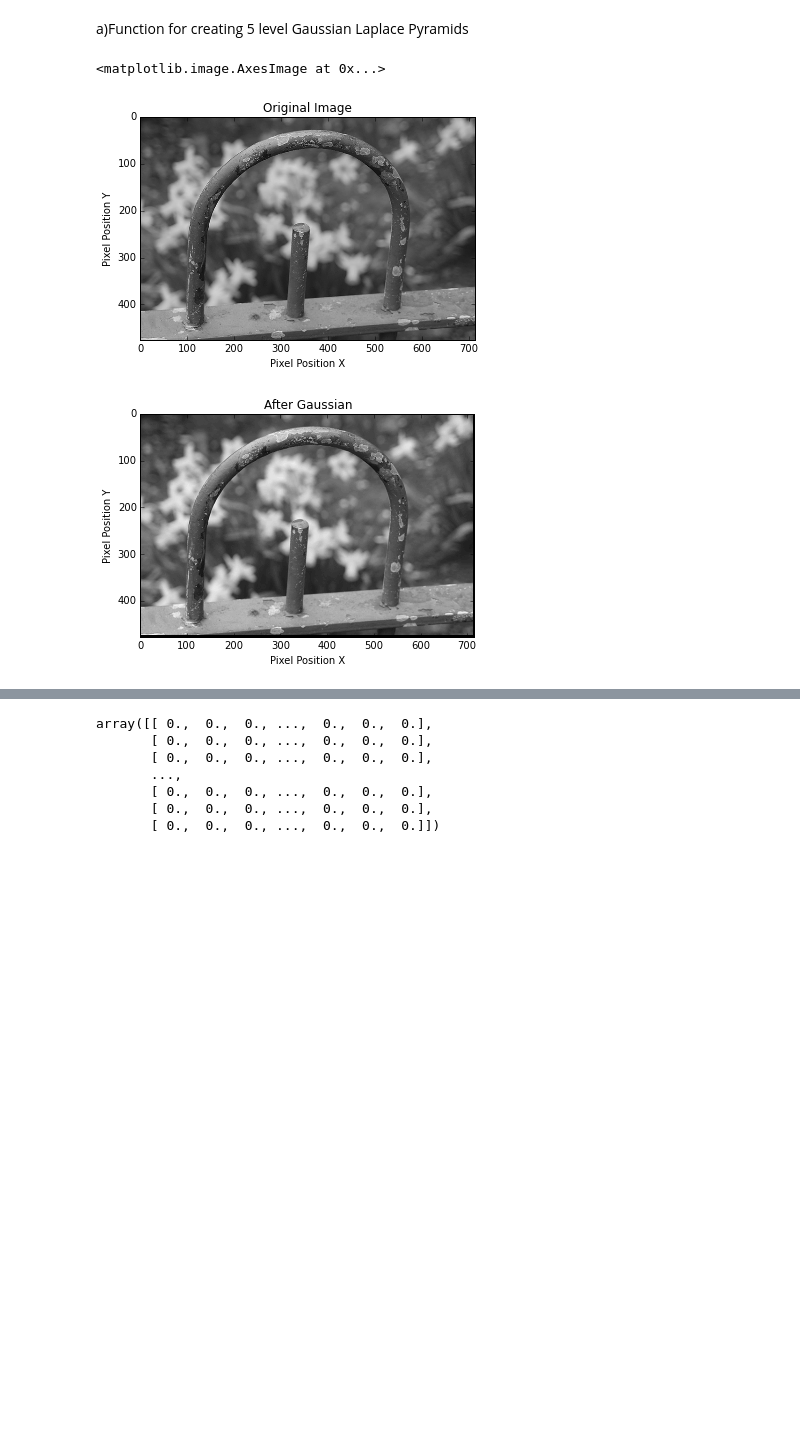
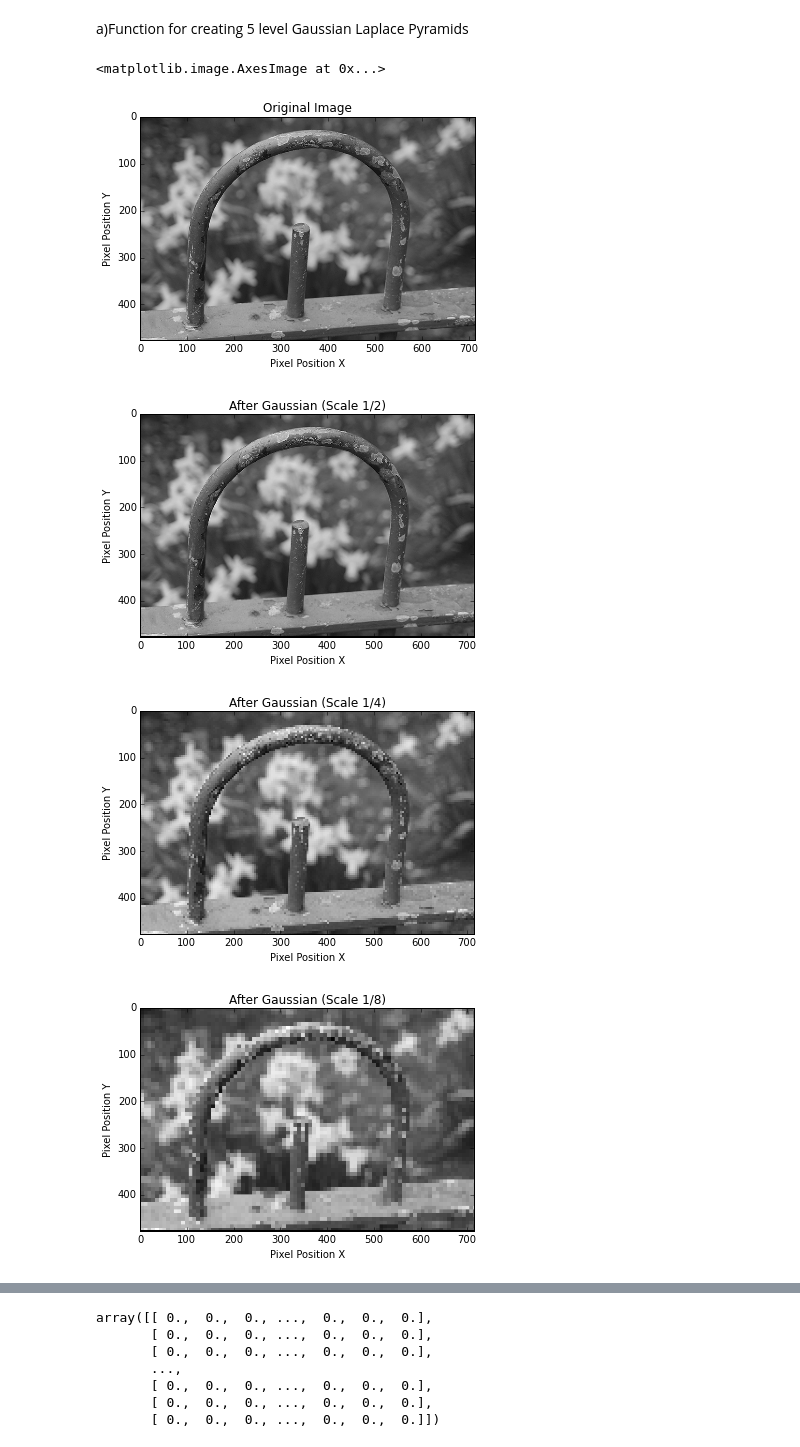
Before and after one commit to ApplyHiTech/CompVisHW2, a Jupyter notebook: Computer.Vision.Homework.2.Task.1.ipynb, the cells around one changed output, grey strips where cells are left out. Cells and saved outputs as stored; diff of their text form; code cells hidden in the pictures; blank space fills up the shorter version.

```diff
--- a/Computer.Vision.Homework.2.Task.1.ipynb
+++ b/Computer.Vision.Homework.2.Task.1.ipynb
@@ -19,36 +19,60 @@ plt.imshow(img,cmap="gray")
 # %% [markdown]
 a)Function for creating 5 level Gaussian Laplace Pyramids
 # %%
+m1 = np.zeros((h+2,w+2))
 m2 = np.zeros((h+2,w+2))
 m3 = np.zeros((h+2,w+2))
+m4 = np.zeros((h+2,w+2))
+m5 = np.zeros((h+2,w+2))
+
 
 #copy m2
 for i in range(h):
     for j in range(w):
         m2[i+2][j+2] = np.int64(img[i][j])
 
-for i in range(h-2):
-    for j in range(w-2):
-        tl = np.uint32(img[i][j])
-        tr = np.uint32(img[i][j+1])
-        bl = np.uint32(img[i+1][j])
-        br = np.uint32(img[i+1][j+1])
-        res = (tl+tr+bl+br)
-        m3[i][j] = res/16
-#         if res>max:
-#             max = res
+for i in range(h):
+    for j in range(w):
+        m1[i][j] = img[i-(i%2)][j-(j%2)]
+        m2[i][j] = img[i-(i%4)][j-(j%4)]
+        m3[i][j] = img[i-(i%8)][j-(j%8)]
+        m4[i][j] = img[i-(i%16)][j-(j%16)]
+        m5[i][j] = img[i-(i%32)][j-(j%32)]
+
 
 plt.figure(1)
 plt.title('Original Image')
 plt.xlabel('Pixel Position X')
 plt.ylabel('Pixel Position Y')
 plt.imshow(img,cmap="gray")
 plt.figure(2)
-plt.title('After Gaussian')
+plt.title('After Gaussian (Scale 1/2)')
+plt.xlabel('Pixel Position X')
+plt.ylabel('Pixel Position Y')
+plt.imshow(m1,cmap="gray")
+plt.figure(3)
+plt.title('After Gaussian (Scale 1/4)')
+plt.xlabel('Pixel Position X')
+plt.ylabel('Pixel Position Y')
+plt.imshow(m2,cmap="gray")
+plt.figure(4)
+plt.title('After Gaussian (Scale 1/8)')
 plt.xlabel('Pixel Position X')
 plt.ylabel('Pixel Position Y')
 plt.imshow(m3,cmap="gray")
+plt.figure(5)
+plt.title('After Gaussian (Scale 1/16)')
+plt.xlabel('Pixel Position X')
+plt.ylabel('Pixel Position Y')
+plt.imshow(m4,cmap="gray")
+plt.figure(6)
+plt.title('After Gaussian (Scale 1/32)')
+plt.xlabel('Pixel Position X')
+plt.ylabel('Pixel Position Y')
+plt.imshow(m5,cmap="gray")
 # %% [output]
 <matplotlib.image.AxesImage at 0x...>
 [figure]
-[figure, old version]
+[figure, new version]
+[figure, added]
+[figure, added]
```
Also changed, not shown: parts of 1 cell of this notebook.
